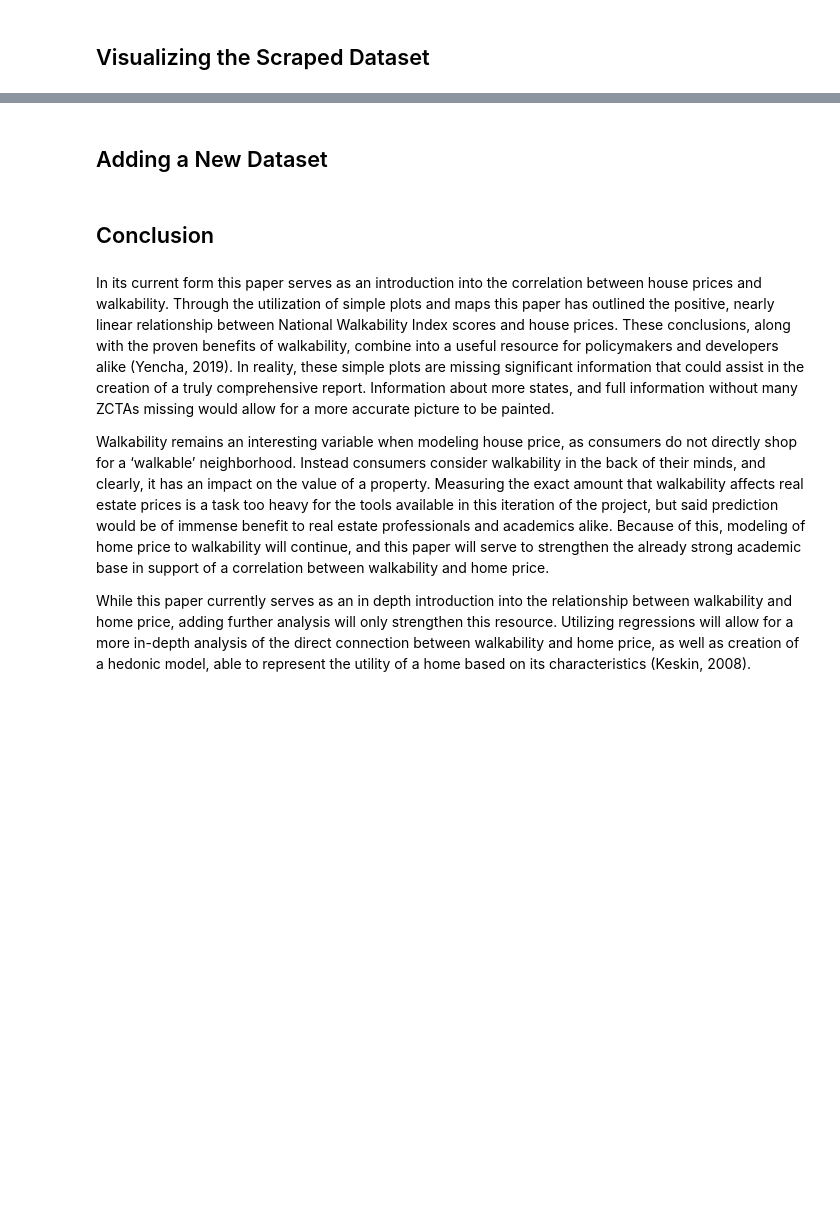
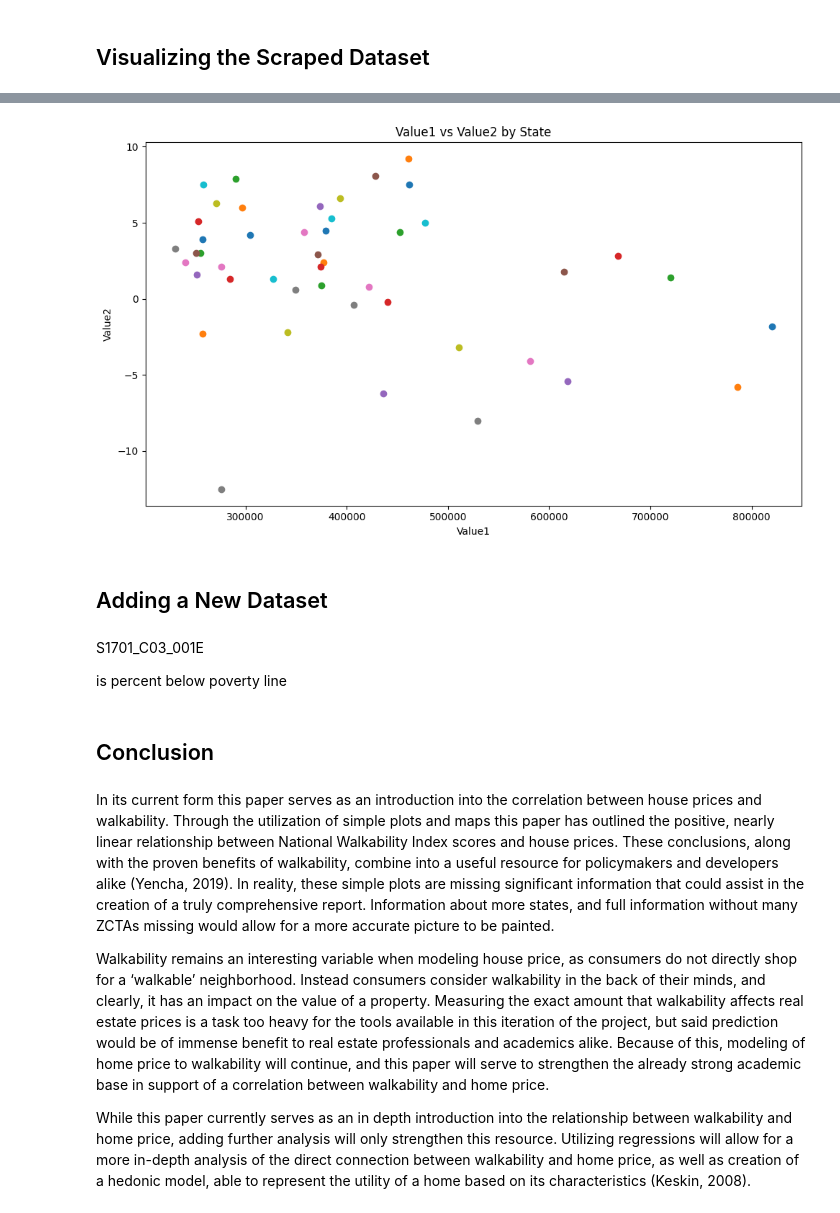
Before and after one commit to ECO225-W2024/project-one-code-S-O-Ahn, a Jupyter notebook: Project 1.ipynb, the cells around one changed output, grey strips where cells are left out. Cells and saved outputs as stored; diff of their text form; code cells hidden in the pictures; blank space fills up the shorter version.

```diff
--- a/Project 1.ipynb
+++ b/Project 1.ipynb
@@ -600,5 +694,22 @@ Correlation of Variables with log_price
+# %%
+# Ensure the data is numeric, handling any conversion issues
+plt.figure(figsize=(10, 6))
+for i, row in state_median_prices.iterrows():
+    plt.scatter(row['med_price'], row['price_growth'], label=row['State'])
+
+plt.title('Value1 vs Value2 by State')
+plt.xlabel('Value1')
+plt.ylabel('Value2')
+plt.tight_layout()
+plt.show()
+# %% [output]
+[figure, added]
 # %% [markdown]
 ## Adding a New Dataset
+# %% [markdown]
+S1701_C03_001E
+
+is percent below poverty line
 # %% [markdown]
 ## Conclusion
 # %% [markdown]
```
Also changed, not shown: parts of 4 cells of this notebook, 1 other file.
